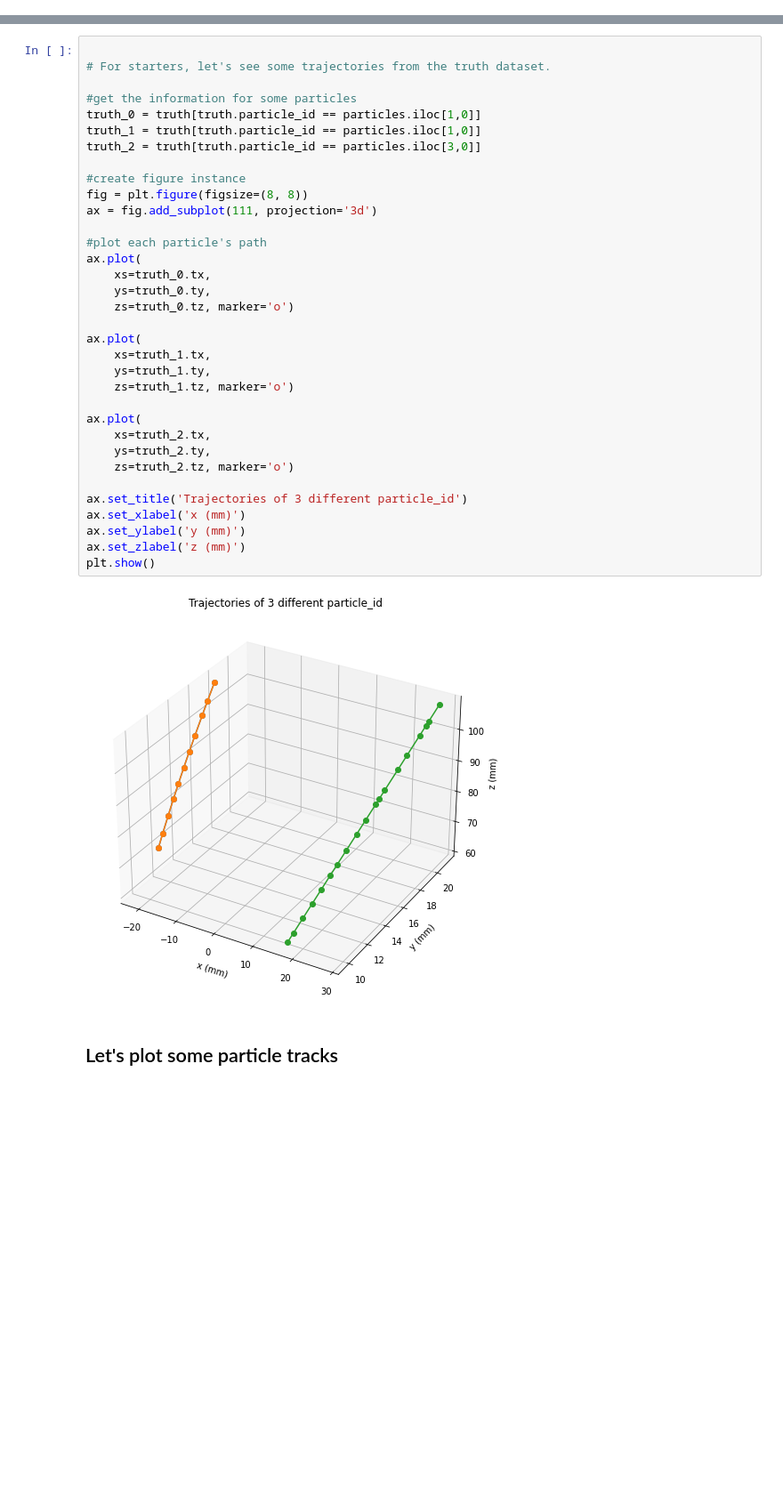
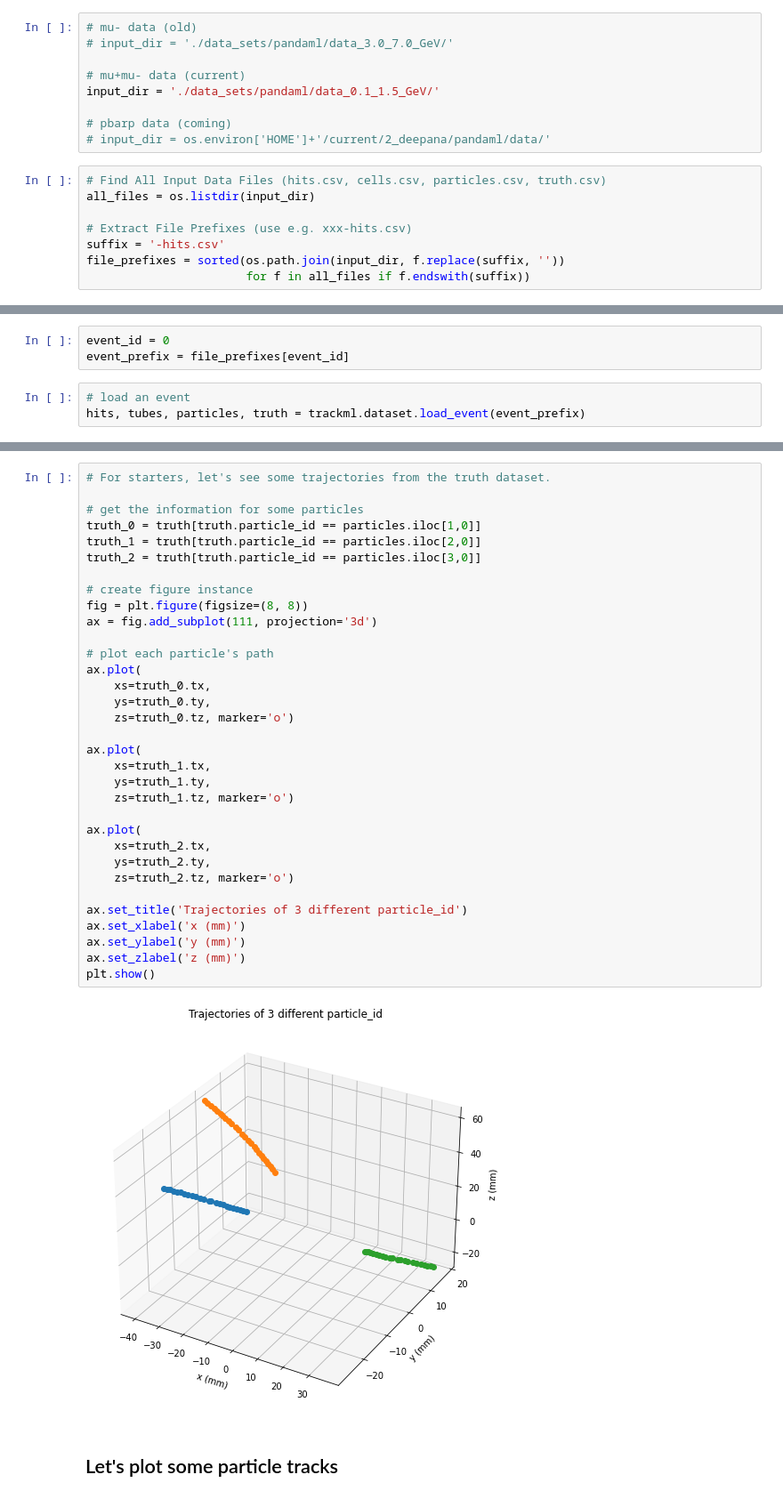
Before and after one commit to ai4fair/pandaml, a Jupyter notebook: stt_eda_truth.ipynb, the cells around one changed output, grey strips where cells are left out. Shown at 89% size. Drawn from its saved outputs; the diff is of its cells as text; blank space fills up the shorter version.

```diff
--- a/stt_eda_truth.ipynb
+++ b/stt_eda_truth.ipynb
@@ -38,0 +22,17 @@ event0000000002 memory usage 0.01 MB
+# %%
+# mu- data (old)
+# input_dir = './data_sets/pandaml/data_3.0_7.0_GeV/'
+
+# mu+mu- data (current)
+input_dir = './data_sets/pandaml/data_0.1_1.5_GeV/'
+
+# pbarp data (coming)
+# input_dir = os.environ['HOME']+'/current/2_deepana/pandaml/data/'
+# %%
+# Find All Input Data Files (hits.csv, cells.csv, particles.csv, truth.csv)
+all_files = os.listdir(input_dir)
+
+# Extract File Prefixes (use e.g. xxx-hits.csv)
+suffix = '-hits.csv'
+file_prefixes = sorted(os.path.join(input_dir, f.replace(suffix, ''))
+                       for f in all_files if f.endswith(suffix))
@@ -38,0 +52,6 @@ event0000000002 memory usage 0.01 MB
+# %%
+event_id = 0
+event_prefix = file_prefixes[event_id]
+# %%
+# load an event
+hits, tubes, particles, truth = trackml.dataset.load_event(event_prefix)
@@ -83,38 +99,37 @@ The truth file contains the mapping between hits and generating particles and th
 # %%
-
 # For starters, let's see some trajectories from the truth dataset.
 
-#get the information for some particles
+# get the information for some particles
 truth_0 = truth[truth.particle_id == particles.iloc[1,0]]
-truth_1 = truth[truth.particle_id == particles.iloc[1,0]]
+truth_1 = truth[truth.particle_id == particles.iloc[2,0]]
 truth_2 = truth[truth.particle_id == particles.iloc[3,0]]
 
-#create figure instance
+# create figure instance
 fig = plt.figure(figsize=(8, 8))
 ax = fig.add_subplot(111, projection='3d')
 
-#plot each particle's path
+# plot each particle's path
 ax.plot(
     xs=truth_0.tx,
     ys=truth_0.ty,
     zs=truth_0.tz, marker='o')
 
 ax.plot(
     xs=truth_1.tx,
     ys=truth_1.ty,
     zs=truth_1.tz, marker='o')
 
 ax.plot(
     xs=truth_2.tx,
     ys=truth_2.ty,
     zs=truth_2.tz, marker='o')
 
 ax.set_title('Trajectories of 3 different particle_id')
 ax.set_xlabel('x (mm)')
 ax.set_ylabel('y (mm)')
 ax.set_zlabel('z (mm)')
 plt.show()
 # %% [output]
-[figure, old version]
+[figure, new version]
 # %% [markdown]
 ## Let's plot some particle tracks
```
Also changed, not shown: parts of 22 cells of this notebook, 5 other files.
